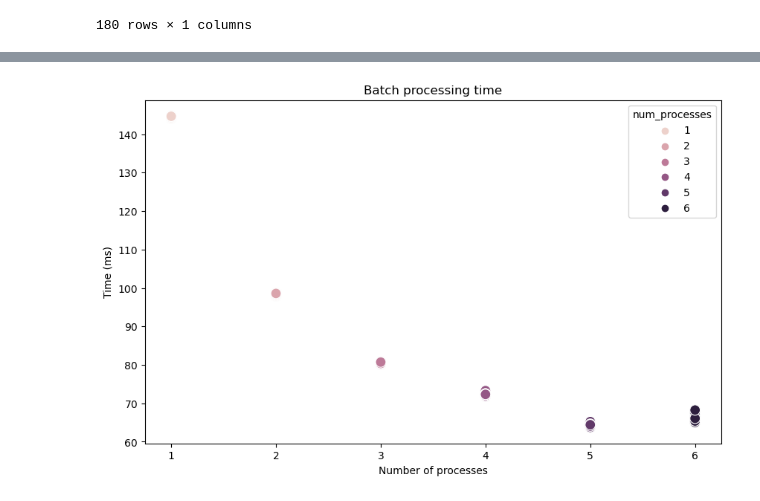
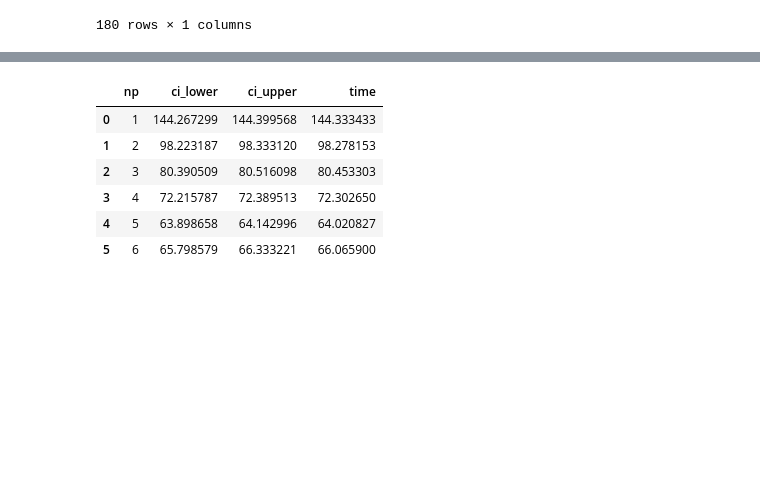
Before and after one commit to Falivith/ippd-imageprocessor, a Jupyter notebook: data_analysis.ipynb, the cells around one changed output, grey strips where cells are left out. Saved outputs shown, nothing was run; the diff lists cells and outputs as text; code cells hidden in the pictures; blank space fills up the shorter version.

```diff
--- a/data_analysis.ipynb
+++ b/data_analysis.ipynb
@@ -85,13 +85,15 @@ df_batch
 180 rows × 2 columns
 # %%
 df_batch.to_csv('batch_processing_results_processed.csv', index=False)
-# %%
-plt.figure(figsize=(10, 6))
-sns.scatterplot(data=df_batch, x='num_processes', y='time', hue='num_processes', s=100)
-plt.title('Batch processing time')
-plt.xlabel('Number of processes')
-plt.ylabel('Time (ms)')
-plt.savefig('batch_processing_time.png', dpi=300)
-plt.show()
-# %% [output]
-[figure, removed]
+# %%
+df_mean = df_batch.groupby(['np', 'ci_lower', 'ci_upper']).mean()
+df_mean = df_mean.reset_index()
+df_mean
+# %% [output]
+|  | np | ci_lower | ci_upper | time |
+| 0 | 1 | 144.267299 | 144.399568 | 144.333433 |
+| 1 | 2 | 98.223187 | 98.333120 | 98.278153 |
+| 2 | 3 | 80.390509 | 80.516098 | 80.453303 |
+| 3 | 4 | 72.215787 | 72.389513 | 72.302650 |
+| 4 | 5 | 63.898658 | 64.142996 | 64.020827 |
+| 5 | 6 | 65.798579 | 66.333221 | 66.065900 |
```
Also changed, not shown: parts of 6 cells of this notebook, 5 other files.
